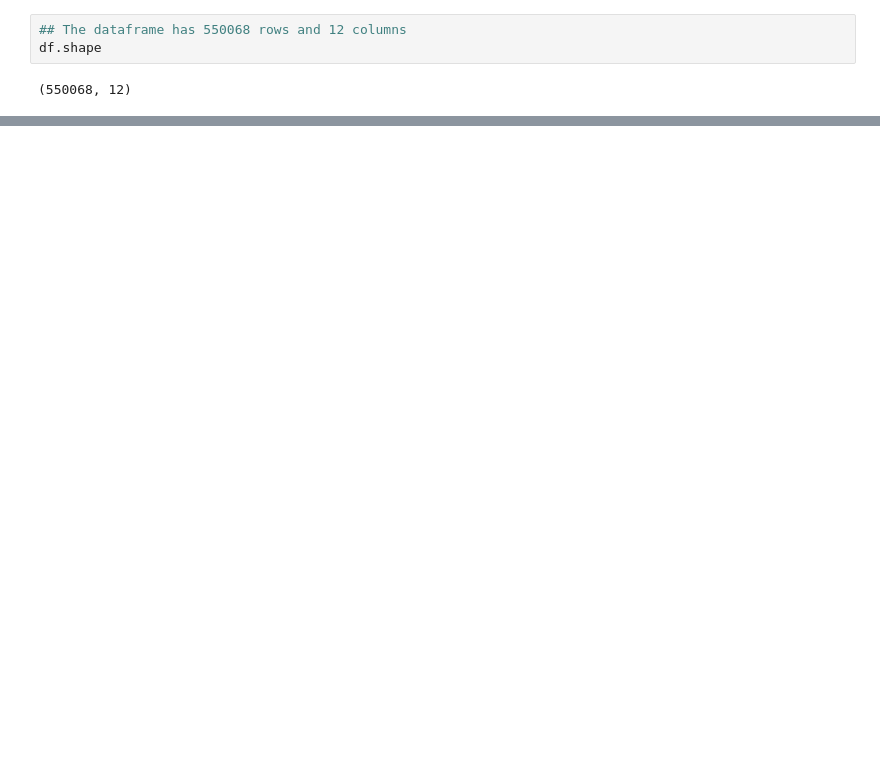
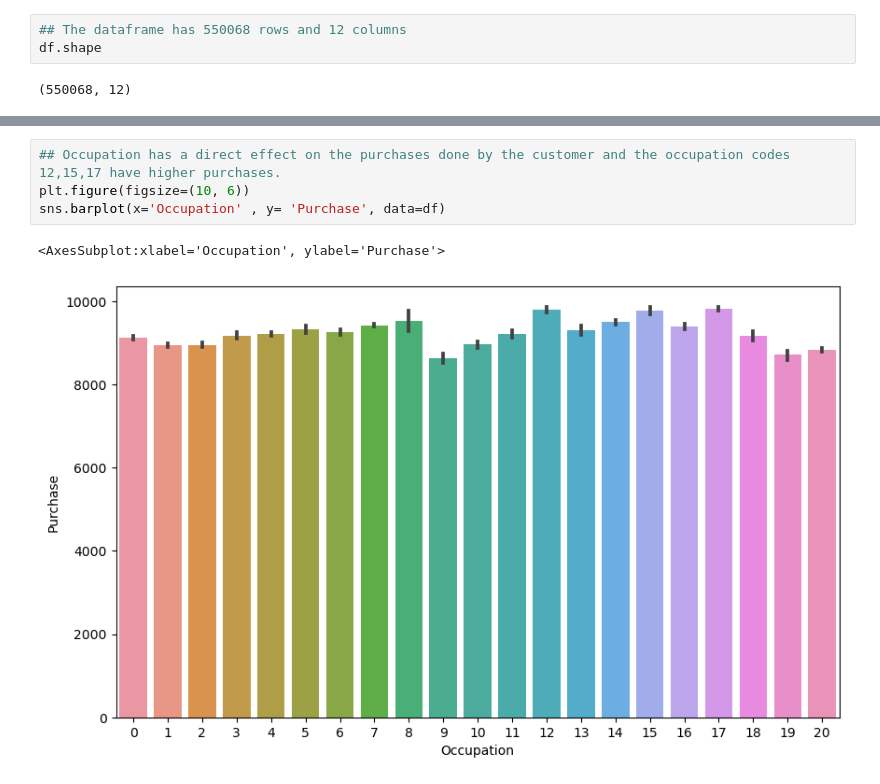
Before and after one commit to DHILL2123/BlackFriday, a Jupyter notebook: BlackFriday.ipynb, the cells around one changed output, grey strips where cells are left out. Cells and saved outputs as stored; diff of their text form; blank space fills up the shorter version.

```diff
--- a/BlackFriday.ipynb
+++ b/BlackFriday.ipynb
@@ -85,0 +129,7 @@ memory usage: 50.4+ MB
+# %%
+## Occupation has a direct effect on the purchases done by the customer and the occupation codes 12,15,17 have higher purchases.
+plt.figure(figsize=(10, 6))
+sns.barplot(x='Occupation' , y= 'Purchase', data=df)
+# %% [output]
+<AxesSubplot:xlabel='Occupation', ylabel='Purchase'>
+[figure, added]
```
Also changed, not shown: parts of 43 cells of this notebook.
